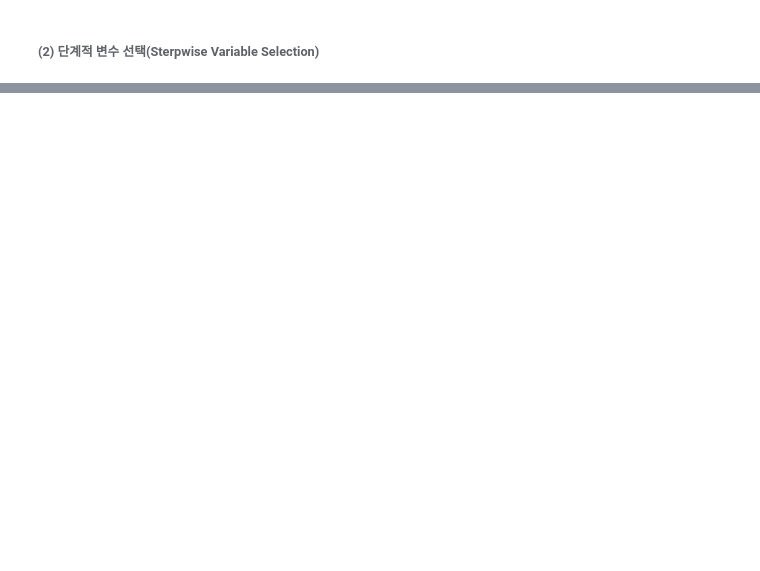
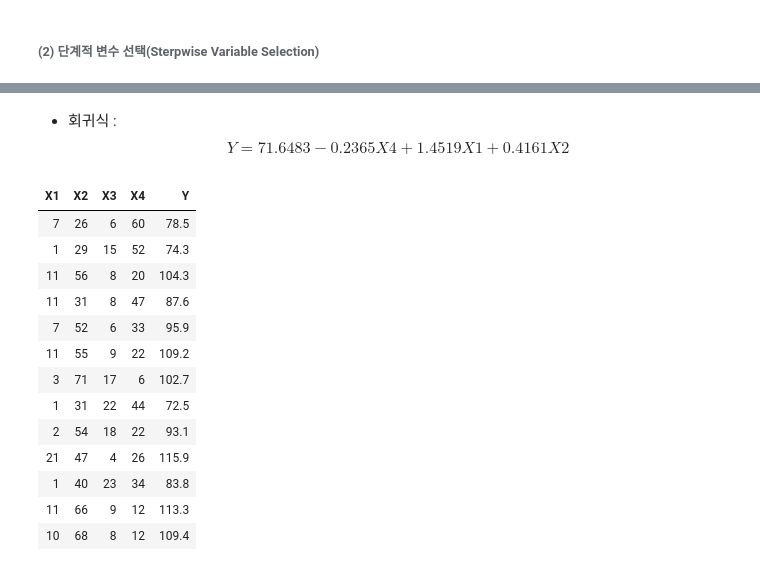
Before and after one commit to liberalapes/ADsP_summary, a Jupyter notebook: ADsP_Chp_04_02_02.ipynb, the cells around one changed output, grey strips where cells are left out. Drawn from its saved outputs; the diff is of its cells as text; code cells hidden in the pictures; blank space fills up the shorter version.

```diff
--- a/ADsP_Chp_04_02_02.ipynb
+++ b/ADsP_Chp_04_02_02.ipynb
@@ -327,0 +708,9 @@ Coefficients:
+# %%
+X1 <- c(7, 1, 11, 11, 7, 11, 3, 1, 2, 21, 1, 11, 10)
+X2 <- c(26,29,56,31,52,55,71,31,54,47,40,66,68)
+X3 <- c(6,15,8,8,6,9,17,22,18,4,23,9,8)
+X4 <- c(60, 52, 20,47,33,22,6,44,22,26,34,12,12)
+Y <- c(78.5, 74.3, 104.3, 87.6, 95.9, 109.2, 102.7, 72.5, 93.1, 115.9, 83.8, 113.3, 109.4)
+# %%
+df <- data.frame(X1,X2,X3,X4,Y)
+head(df)
@@ -327,0 +875,2 @@ Coefficients:
+# %% [markdown]
+- 회귀식 : $$ Y = 71.6483 -0.2365X4 + 1.4519X1 + 0.4161X2  $$
@@ -327,0 +879,17 @@ Coefficients:
+# %%
+df
+# %% [output]
+| X1 | X2 | X3 | X4 | Y |
+| 7 | 26 | 6 | 60 | 78.5 |
+| 1 | 29 | 15 | 52 | 74.3 |
+| 11 | 56 | 8 | 20 | 104.3 |
+| 11 | 31 | 8 | 47 | 87.6 |
+| 7 | 52 | 6 | 33 | 95.9 |
+| 11 | 55 | 9 | 22 | 109.2 |
+| 3 | 71 | 17 | 6 | 102.7 |
+| 1 | 31 | 22 | 44 | 72.5 |
+| 2 | 54 | 18 | 22 | 93.1 |
+| 21 | 47 | 4 | 26 | 115.9 |
+| 1 | 40 | 23 | 34 | 83.8 |
+| 11 | 66 | 9 | 12 | 113.3 |
+| 10 | 68 | 8 | 12 | 109.4 |
```
Also changed, not shown: parts of 63 cells of this notebook.
